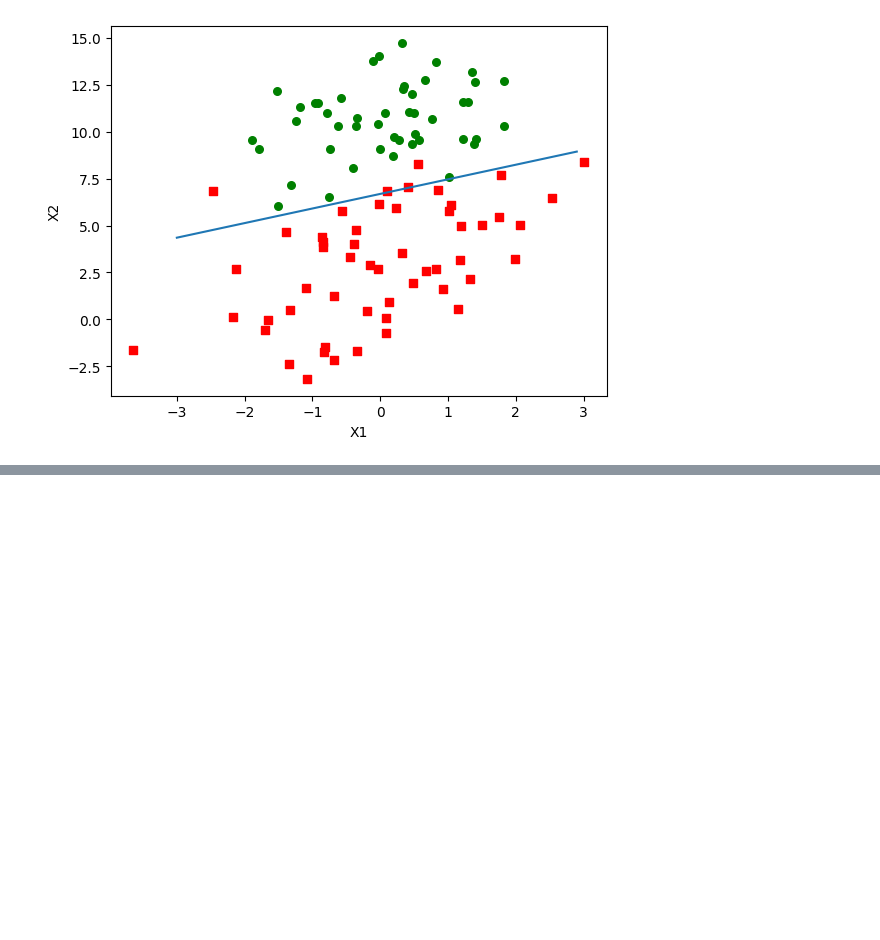
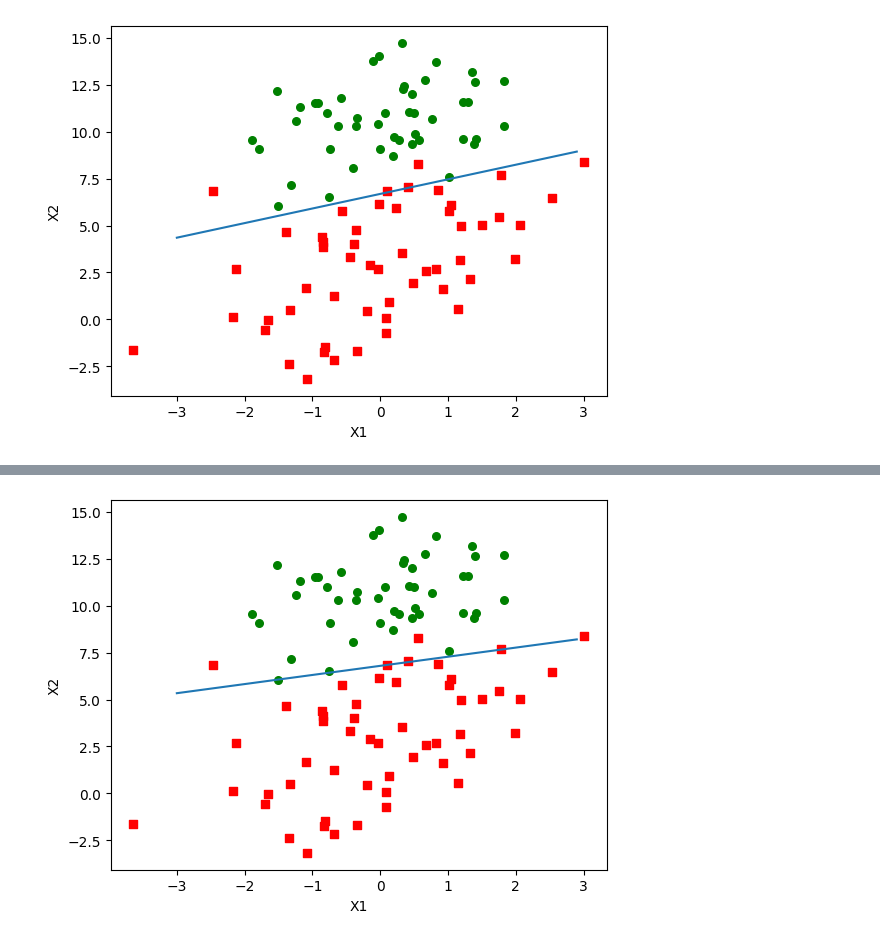
Before and after one commit to JPL-JUNO/Machine-Learning-in-Action, a Jupyter notebook: Codes/logRegres.ipynb, the cells around one changed output, grey strips where cells are left out. Saved outputs shown, nothing was run; the diff lists cells and outputs as text; code cells hidden in the pictures; blank space fills up the shorter version.

```diff
--- a/Codes/logRegres.ipynb
+++ b/Codes/logRegres.ipynb
@@ -29,0 +46,7 @@ logRegres.plotBestFit(weight=weights)
+# %%
+dataArr, labelMat = logRegres.loadDataSet()
+weights = logRegres.stocGradAscent1(np.array(dataArr), labelMat)
+# %%
+logRegres.plotBestFit(weights)
+# %% [output]
+[figure, added]
```
Also changed, not shown: parts of 5 cells of this notebook, 11 other files.
